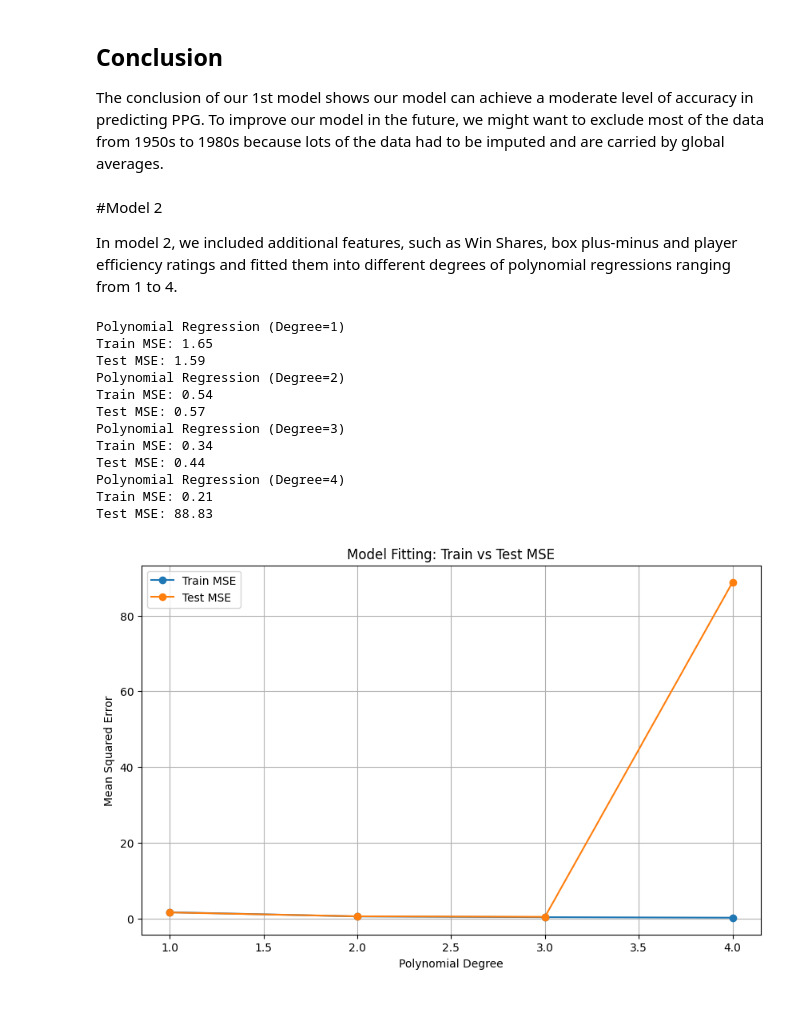
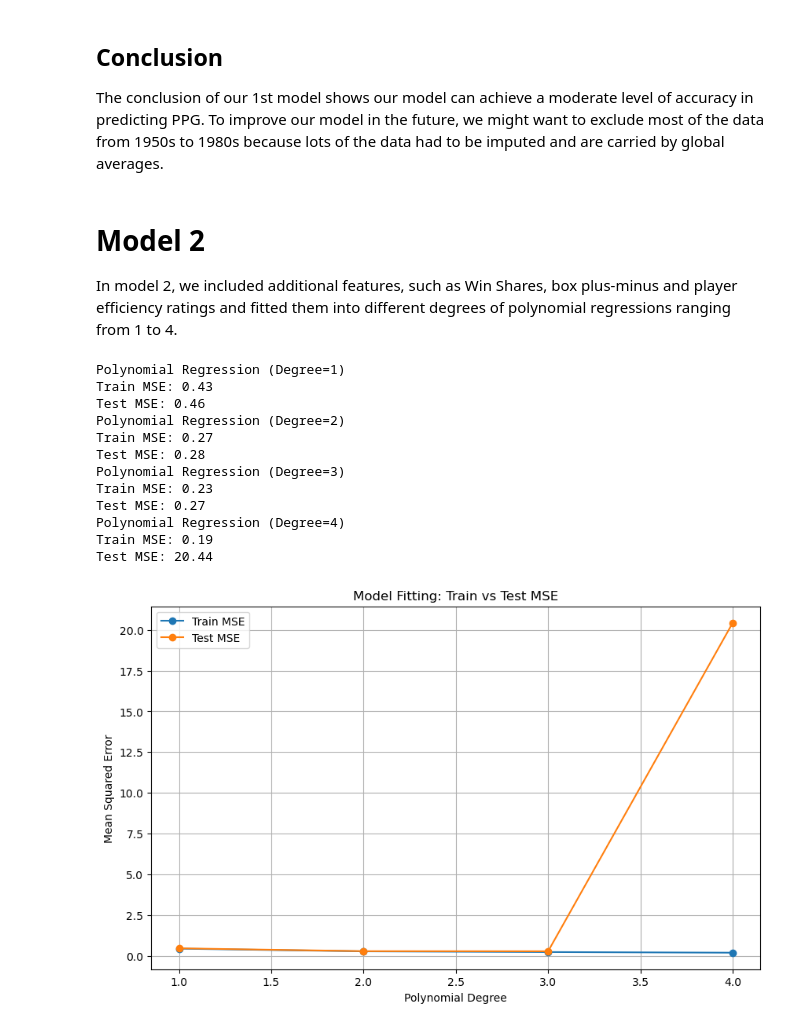
Before and after one commit to eiguzman/player-stat-predictor, a Jupyter notebook: CSE151AProject.ipynb, the cells around one changed output. Saved outputs shown, nothing was run; the diff lists cells and outputs as text; code cells hidden in the pictures.

Commit message:
update svd/logistic model

```diff
--- a/CSE151AProject.ipynb
+++ b/CSE151AProject.ipynb
@@ -148,7 +127,7 @@ The data set has 24,691 different observations, although there are repeat player
 - use min-max to scale since we do
 # %%
 processed_nbadf = nbadf.copy()
-removeFeat =  ['Unnamed: 0', 'blanl' , 'blank2', 'GS', 'Player', 'ORB', 'DRB', '3P', '2P', 'FG',]
+removeFeat =  ['Unnamed: 0', 'blanl' , 'blank2', 'GS', 'Player', 'ORB', 'DRB', '3P', '2P', 'FG']
 processed_nbadf = processed_nbadf.drop(removeFeat, axis=1)
 
 #fill NaNs in each non-category column
@@ -168,7 +147,7 @@ avg_G = processed_nbadf["G"].mean()
 processed_nbadf['MP_per_game'] = processed_nbadf['MP'] / processed_nbadf['G']
 #fill NaNs with the global average
 processed_nbadf['MP_per_game'] = processed_nbadf['MP_per_game'].fillna(avg_MP / avg_G)
-processed_nbadf = processed_nbadf.drop(['MP'], axis=1)
+
 #remove remaining NaNs
 processed_nbadf.dropna(inplace= True)
 
@@ -178,7 +157,7 @@ processed_nbadf
 
 #compute per game and fill out na values with mean
 feature_cols = []
-for column in ['PTS', 'TRB', 'AST', 'FGA', '3PA', '2PA', 'FTA']:
+for column in ['PTS', 'TRB', 'AST', 'MP', 'FGA', '3PA', '2PA', 'FTA']:
   col = column + '_per_game'
   feature_cols.append(col)
   processed_nbadf[col] = processed_nbadf[column] / processed_nbadf['G']
@@ -332,15 +238,15 @@ plt.show()
 ## Conclusion
 The conclusion of our 1st model shows our model can achieve a moderate level of accuracy in predicting PPG. To improve our model in the future, we might want to exclude most of the data from 1950s to 1980s because lots of the data had to be imputed and are carried by global averages.
 # %% [markdown]
-#Model 2
+# Model 2
 
 In model 2, we included additional features, such as Win Shares, box plus-minus and player efficiency ratings and fitted them into different degrees of polynomial regressions ranging from 1 to 4.
 # %%
 from sklearn.preprocessing import PolynomialFeatures
 from sklearn.linear_model import LinearRegression
 from sklearn.metrics import mean_squared_error, r2_score
-y = processed_nbadf.PTS_per_game
-X_train, X_test, y_train, y_test = train_test_split(processed_nbadf[['TRB_per_game', 'AST_per_game', 'MP_per_game', '3PA_per_game', '2PA_per_game', 'FTA_per_game','WS','BPM', 'PER','VORP','Age', 'OBPM']], y, test_size=0.2, random_state=22)
+
+X_train, X_test, y_train, y_test = train_test_split(processed_nbadf[['TRB_per_game', 'AST_per_game', 'MP_per_game', 'FGA_per_game', '3PA_per_game', '2PA_per_game', 'FTA_per_game','WS','BPM', 'PER']], processed_nbadf.PTS_per_game, test_size=0.2, random_state=21)
 
 # min max scale
 scaler = MinMaxScaler()
@@ -367,39 +273,39 @@ for degree in degrees:
   y_train_pred = model2.predict(X_train_poly)
   y_test_pred = model2.predict(X_test_poly)
 
 
   train_mse = mean_squared_error(y_train, y_train_pred)
   test_mse = mean_squared_error(y_test, y_test_pred)
   train_mse_list.append(train_mse)
   test_mse_list.append(test_mse)
 
   print(f"Polynomial Regression (Degree={initialDegree})")
   print(f"Train MSE: {train_mse:.2f}")
   print(f"Test MSE: {test_mse:.2f}")
 
 ## WILL CHOOSE Degree 3 for Polynomial Regression, better performance with
 ## least signs of overfitting
 # Plotting
 plt.figure(figsize=(10, 6))
 plt.plot(degrees, train_mse_list, marker='o', label='Train MSE')
 plt.plot(degrees, test_mse_list, marker='o', label='Test MSE')
 plt.xlabel('Polynomial Degree')
 plt.ylabel('Mean Squared Error')
 plt.title('Model Fitting: Train vs Test MSE')
 plt.legend()
 plt.grid(True)
 plt.show()
 # %% [output]
 Polynomial Regression (Degree=1)
-Train MSE: 1.65
-Test MSE: 1.59
+Train MSE: 0.43
+Test MSE: 0.46
 Polynomial Regression (Degree=2)
-Train MSE: 0.54
-Test MSE: 0.57
+Train MSE: 0.27
+Test MSE: 0.28
 Polynomial Regression (Degree=3)
-Train MSE: 0.34
-Test MSE: 0.44
+Train MSE: 0.23
+Test MSE: 0.27
 Polynomial Regression (Degree=4)
-Train MSE: 0.21
-Test MSE: 88.83
+Train MSE: 0.19
+Test MSE: 20.44
-[figure, old version]
+[figure, new version]
```
Also changed, not shown: parts of 49 cells of this notebook.
